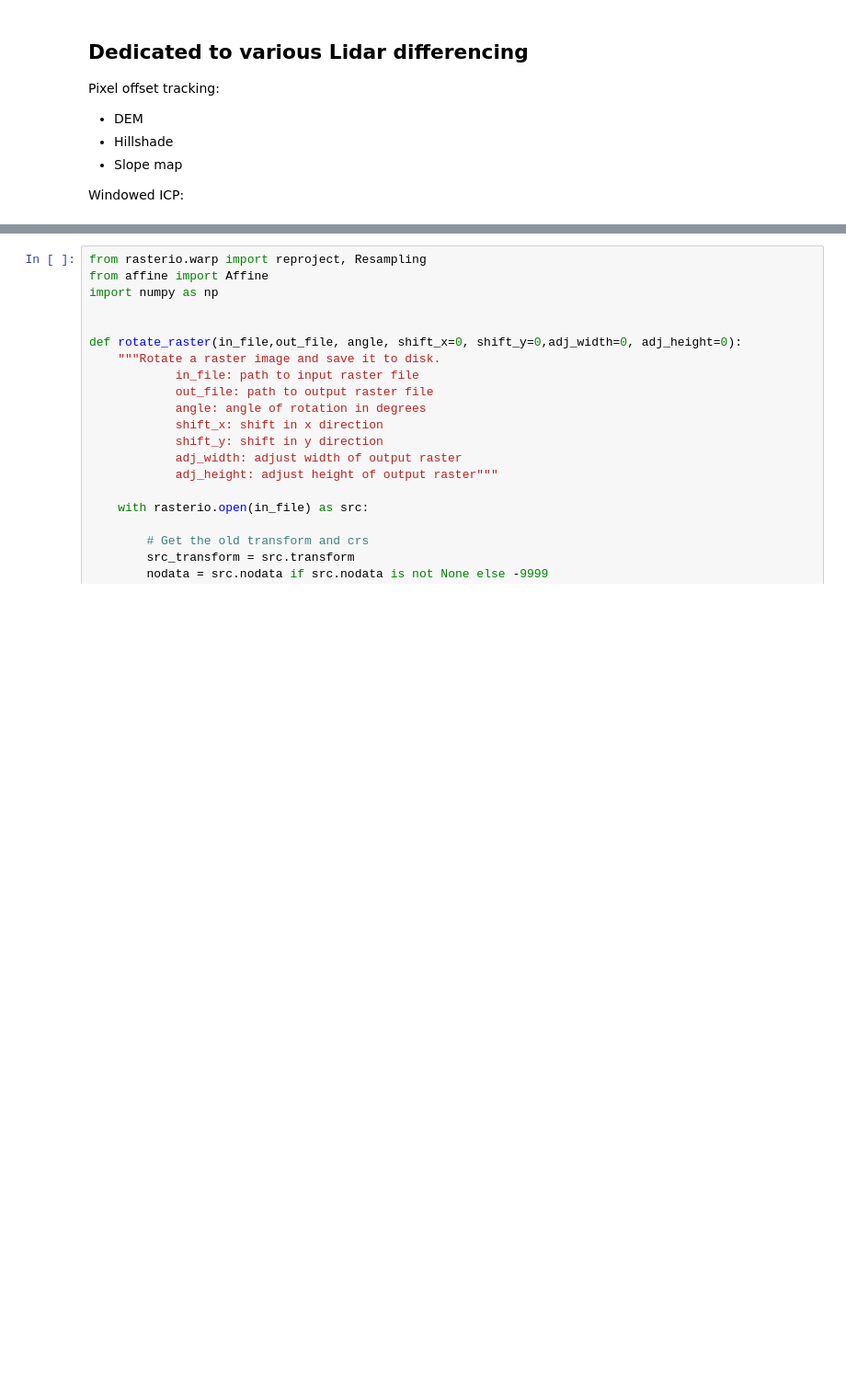
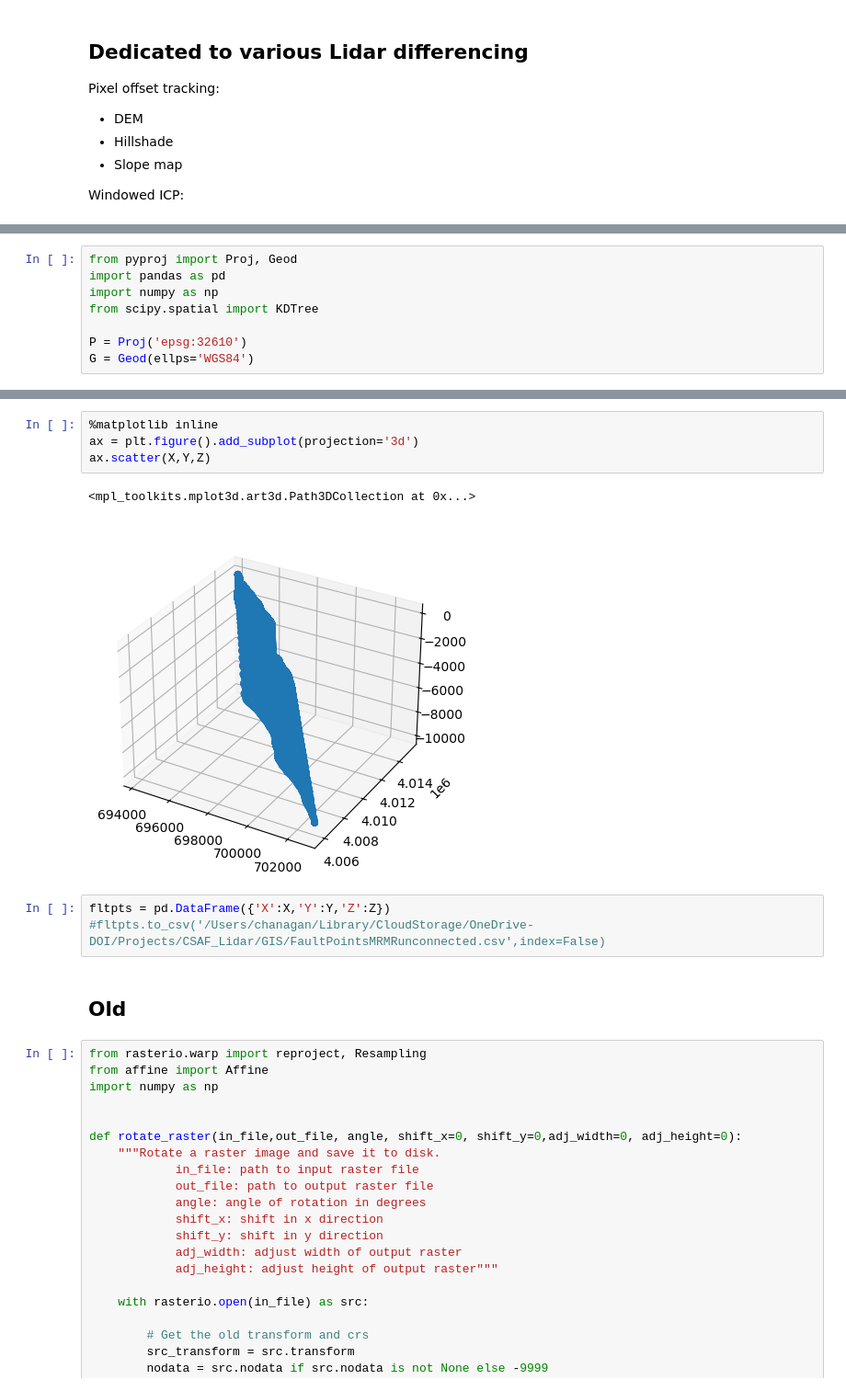
Before and after one commit to cehanagan/ImageryResources, a Jupyter notebook: Notebooks/LidarDifferencing.ipynb, the cells around one changed output, grey strips where cells are left out. Shown at 92% size. Cells and saved outputs as stored; diff of their text form; blank space fills up the shorter version.

```diff
--- a/Notebooks/LidarDifferencing.ipynb
+++ b/Notebooks/LidarDifferencing.ipynb
@@ -53,0 +120,8 @@ if rewrite == True:
+# %%
+from pyproj import Proj, Geod
+import pandas as pd
+import numpy as np
+from scipy.spatial import KDTree
+
+P = Proj('epsg:32610')
+G = Geod(ellps='WGS84')
@@ -54,3 +238,15 @@ if rewrite == True:
+# %%
+%matplotlib inline
+ax = plt.figure().add_subplot(projection='3d')
+ax.scatter(X,Y,Z)
+# %% [output]
+<mpl_toolkits.mplot3d.art3d.Path3DCollection at 0x...>
+[figure, added]
+# %%
+fltpts = pd.DataFrame({'X':X,'Y':Y,'Z':Z})
+#fltpts.to_csv('/Users/chanagan/Library/CloudStorage/OneDrive-DOI/Projects/CSAF_Lidar/GIS/FaultPointsMRMRunconnected.csv',index=False)
+# %% [markdown]
+## Old
 # %%
 from rasterio.warp import reproject, Resampling
 from affine import Affine
```
Also changed, not shown: parts of 30 cells of this notebook, 5 other files.
